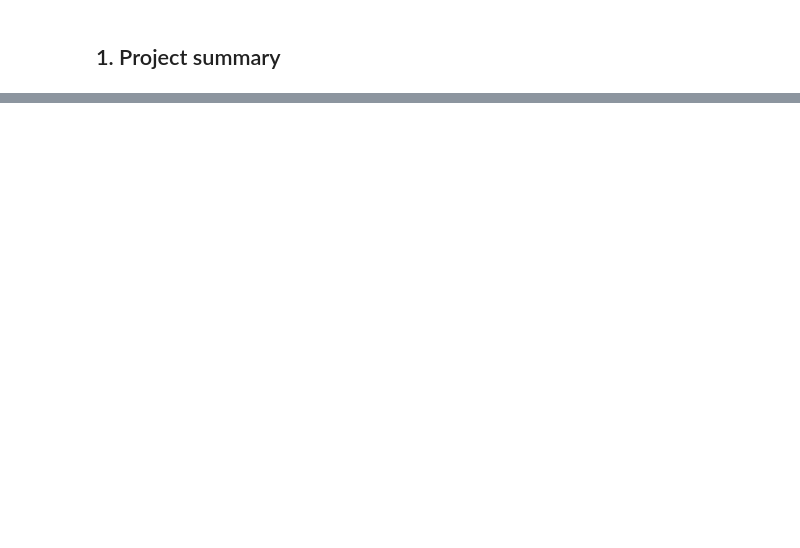
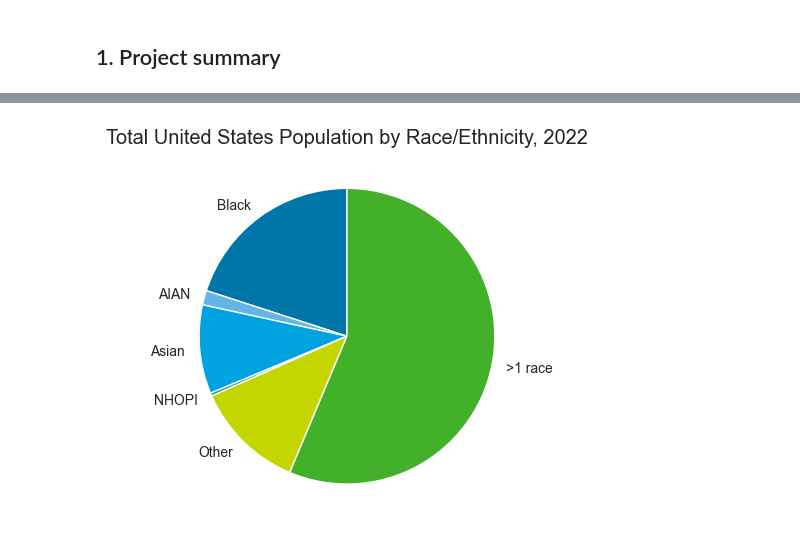
Before and after one commit to kellyle404/Risk_analysis_tech_stocks, a Jupyter notebook: US_cost_and_healthcare.ipynb, the cells around one changed output, grey strips where cells are left out. Saved outputs shown, nothing was run; the diff lists cells and outputs as text; code cells hidden in the pictures; blank space fills up the shorter version.

```diff
--- a/US_cost_and_healthcare.ipynb
+++ b/US_cost_and_healthcare.ipynb
@@ -33,0 +44,14 @@ FileNotFoundError: [Errno 2] No such file or directory: 'NHIS_Adult_Summary_Heal
+# %%
+# Load and clean demographic data
+demographics = (
+    pd.read_csv('2022 American Community Survey 1-Year Estimates.csv', header=1, index_col=[0])
+    .replace({",": "", "%": "", "(X)": np.nan}, regex = True)
+    .iloc[1:, :]
+    .astype(float)
+)
+
+# Rename columns
+demographics.columns = demographics.columns.str.replace(' alone', '').str.replace('Some Other Race', 'Other race')
+demographics.columns = ['Total', 'White', 'Black', 'AIAN', 'Asian', 'NHOPI', 'Other']
+
+demographics
@@ -33,0 +72,13 @@ FileNotFoundError: [Errno 2] No such file or directory: 'NHIS_Adult_Summary_Heal
+# %%
+ethnicities = demographics.iloc[1, 2:].reset_index()
+ethnicities.columns = ['Ethnicity', 'Count']
+ethnicities
+
+# Compute the counts for 'more than one race'
+more_than_1_race = demographics.iloc[1, 1] - demographics.iloc[1, 2:].values.sum()
+more_than_1_race
+
+# Append the 'more_than_1_race' row to the ethnicities data frame
+new_row = pd.DataFrame({'Ethnicity': ['>1 race'], 'Count': [more_than_1_race]}) # new row must be converted to df otherwise -> dict -> cannot be
+ethnicities = pd.concat([ethnicities, new_row])
+ethnicities
@@ -33,0 +93,13 @@ FileNotFoundError: [Errno 2] No such file or directory: 'NHIS_Adult_Summary_Heal
+# %%
+sns.set_style('darkgrid')
+sns.set_palette(my_palette)
+plt.title('Total United States Population by Race/Ethnicity, 2022')
+
+plt.pie(
+    x = ethnicities['Count'],
+    labels = ethnicities['Ethnicity'],
+    startangle = 90,
+    textprops = {'fontsize':10},
+);
+# %% [output]
+[figure, added]
```
Also changed, not shown: parts of 12 cells of this notebook, 1 other file.
